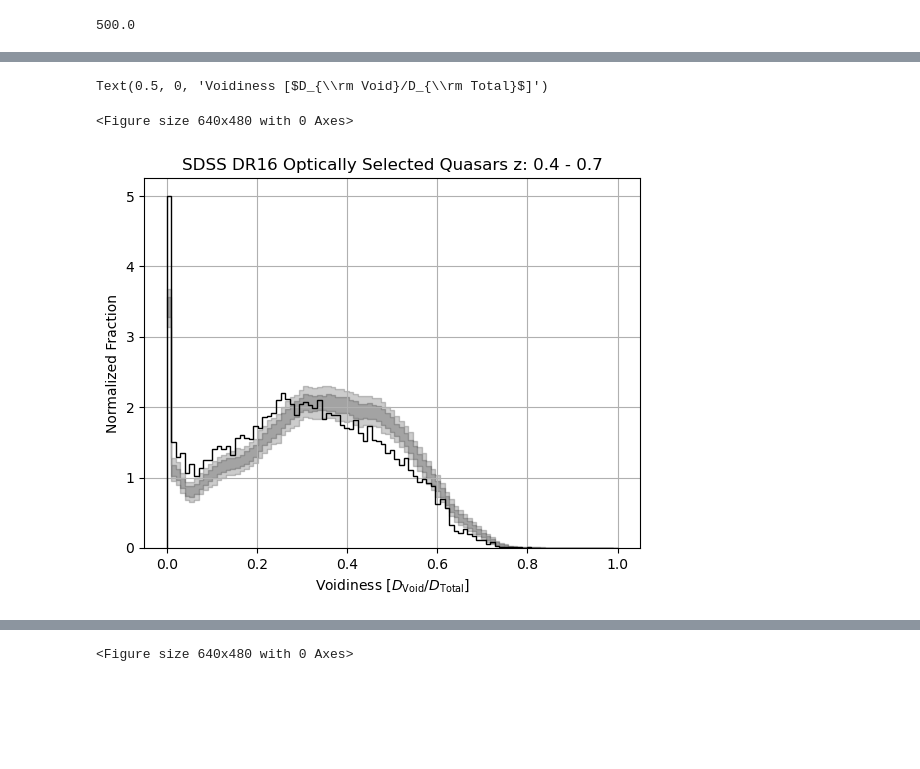
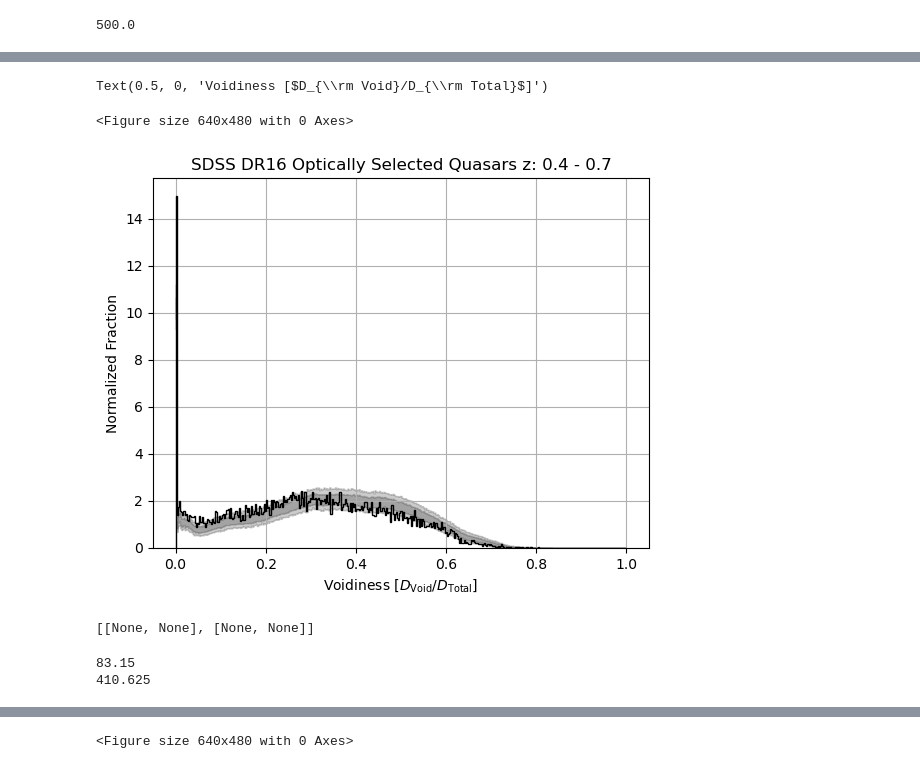
Before and after one commit to Cranberry-Juice/GRS-V, a Jupyter notebook: stat_test.ipynb, the cells around one changed output, grey strips where cells are left out. Drawn from its saved outputs; the diff is of its cells as text; code cells hidden in the pictures; blank space fills up the shorter version.

```diff
--- a/stat_test.ipynb
+++ b/stat_test.ipynb
@@ -67,14 +143,8 @@ with open('stats/simulated_data/qsos_w_voidiness_simulated_data.pkl', 'rb') as f
 # %%
-catalogs = ["Four_LAC","TEV_Sources", "NON_TEV_Sources", "SDSS_DR16_QSR","SDSS_DR16_GLX", "ROMABZCAT", "SBAT105"]
-stat_nums = ["Statistic", "pvalue"]
-statistics = pd.DataFrame(np.nan, columns=catalogs, index  =catalogs)
-is_qsr = sdss_dr16.AUTOCLASS_PQN == "QSO"
-is_glx = sdss_dr16.AUTOCLASS_PQN == "GALAXY"
-is_tev = four_lac.TeVflag == 1
-is_not_tev = np.isnan(four_lac.TeVflag)
-# zbin = [0.4 , 0.7]
+
+zbin = [0.4 , 0.7]
 # zbin = [0.1, 0.4]
-zbin    = [0.1, 0.7]
+# zbin    = [0.1, 0.7]
 unbinned_df = [four_lac[is_tev]
                ,four_lac[is_not_tev]
                ,soft_xrays
@@ -85,6 +155,7 @@ unbinned_df = [four_lac[is_tev]
 data = [four_lac.Voidiness[z_mask(four_lac, zbin)]
         # ,four_lac[is_tev].Voidiness[z_mask(four_lac[is_tev], zbin)]          # TeV
         # ,four_lac[is_not_tev].Voidiness[z_mask(four_lac[is_not_tev], zbin)] # Non-TeV
+        ,qsrs.Voidiness[z_mask(qsrs, zbin)]                                                              # Redshift matched and cut below 0.1
         ,soft_xrays.Voidiness[z_mask(soft_xrays, zbin)]                     # Soft Xrays
         ,hard_xrays.Voidiness[z_mask(hard_xrays, zbin)]                     # Hard X-Rays
         # ,sdss_dr16[is_glx].Voidiness[z_mask(sdss_dr16[is_glx], zbin)]       # SDSS GlX
@@ -107,6 +178,7 @@ big_mc_data = [mc_tev, mc_nontev, mc_soft_xrays, mc_hard_xrays]
 catalogs = ["4LAC"
             # ,"VHE"
             # ,"GeV"
+            , "Z_mirrored_qsrs"
             , "Soft X-Rays"
             , "Hard X-Rays"
             # , "SDSS DR16 (GLX)"
@@ -1288,0 +1385,6 @@ len(mc_four_lac)/len(four_lac)
+# %%
+# zbin  = [0.4, 0.7]
+fsrq_mask = (four_lac.CLASS == "b'fsrq'") | (four_lac.CLASS == "b'FSRQ'")
+fsrqs = four_lac[fsrq_mask].copy()
+bll_mask = (four_lac.CLASS == "b'bll'") | (four_lac.CLASS == "b'BLL'")
+blls = four_lac[bll_mask].copy()
@@ -1288,0 +1503,18 @@ len(mc_four_lac)/len(four_lac)
+# %%
+zbin = [0.4, 0.7]
+binned4lac = four_lac[z_mask(four_lac, zbin)].copy()
+binnedfsrq = fsrqs[z_mask(fsrqs, zbin)].copy()
+binnedblls = blls[z_mask(blls, zbin)].copy()
+binned_other = other_4_lac[z_mask(other_4_lac, zbin)].copy()
+binned_stuff = [binned4lac, binnedfsrq, binnedfsrq, binned_other]
+
+labels = ['4LAC', "FSRQ", "BLL", "Other"]
+
+colors = ['r', 'g', 'b', 'k']
+
+# for i in range(len(labels)):
+for i in [3]:
+    plt.scatter(binned_stuff[i].Voidiness,binned_stuff[i].Variability_Index, label=labels[i], color=colors[i], marker = '.')
+plt.yscale('log')
+plt.legend()
+plt.grid()
@@ -1432,7 +1696,7 @@ for oof in [True, False]:
 # %%
 # zbin = [0.1, 0.4]
 zbin=[0.4, 0.7]
-sdss_num = 100
+sdss_num = 400
 binning = np.linspace(0, 1, sdss_num)
 cflag = False
 
@@ -1461,32 +1725,35 @@ for s, l in zip(sigma_vals, lab):
         # Calculate the upper 1 sigma
         hi_sig.append(np.percentile(org[i], [50 + s])[0])
         # Lower
         low_sig.append(np.percentile(org[i], [50 - s])[0])
     if ii %2 == 0:
         l = None
     plt.fill_between(np.linspace(0,1,sdss_num)[:-1], hi_sig, low_sig
                     , step="post"
                     , alpha = 0.2
                     , color = 'k'
                     , label=l
                     #  , edgecolor = 'orange'
                     )
     ii += 1
 
 un_binned_real_df = sdss_dr16[is_qsr]
 observed_data = un_binned_real_df.Voidiness[z_mask(un_binned_real_df, zbin)]
 len_data = len(observed_data)
 mc_data = mc_sdss_qso
 mc_data = mc_data[get_sim_idx(mc_data,un_binned_real_df, zbin)]
 
 plt.hist(observed_data, color='k', histtype="step", density=True, bins = binning)
-
+z_filter = list((sdss_dr16[is_qsr].z >= 0.4 ) & (sdss_dr16[is_qsr].z < 0.7))
+# plt.hist([mc_avg_qso[i] for i, mask in enumerate(z_filter) if mask], histtype="step", density=True, bins = np.linspace(0, 1, 100))
+# plt.hist([mc_avg_qso[i] for i, mask in enumerate(z_filter) if mask], histtype="step", density=True, bins = np.linspace(0, 1, 100))
+# plt.vlines(np.mean(qsrs[z_mask(qsrs, zbin)].Voidiness), 0, 5, colors="red")
 # Contour
 plt.grid()
 plt.title(f'SDSS DR16 Optically Selected Quasars z: {zbin[0]} - {zbin[1]}')
 plt.ylabel('Normalized Fraction')
 plt.xlabel('Voidiness [$D_{\\rm Void}/D_{\\rm Total}$]')
 # %% [output]
 Text(0.5, 0, 'Voidiness [$D_{\\rm Void}/D_{\\rm Total}$]')
 <Figure size 640x480 with 0 Axes>
-[figure, old version]
+[figure, new version]
@@ -1492,0 +1801,10 @@ Text(0.5, 0, 'Voidiness [$D_{\\rm Void}/D_{\\rm Total}$]')
+# %%
+[[None, None]]*2
+# %% [output]
+[[None, None], [None, None]]
+# %%
+for i in range(2):
+    print(len(sdss_dr16[is_qsr][z_mask(sdss_dr16[is_qsr], zs[i])].Voidiness)/40)
+# %% [output]
+83.15
+410.625
```
Also changed, not shown: parts of 80 cells of this notebook, 11 other files.
